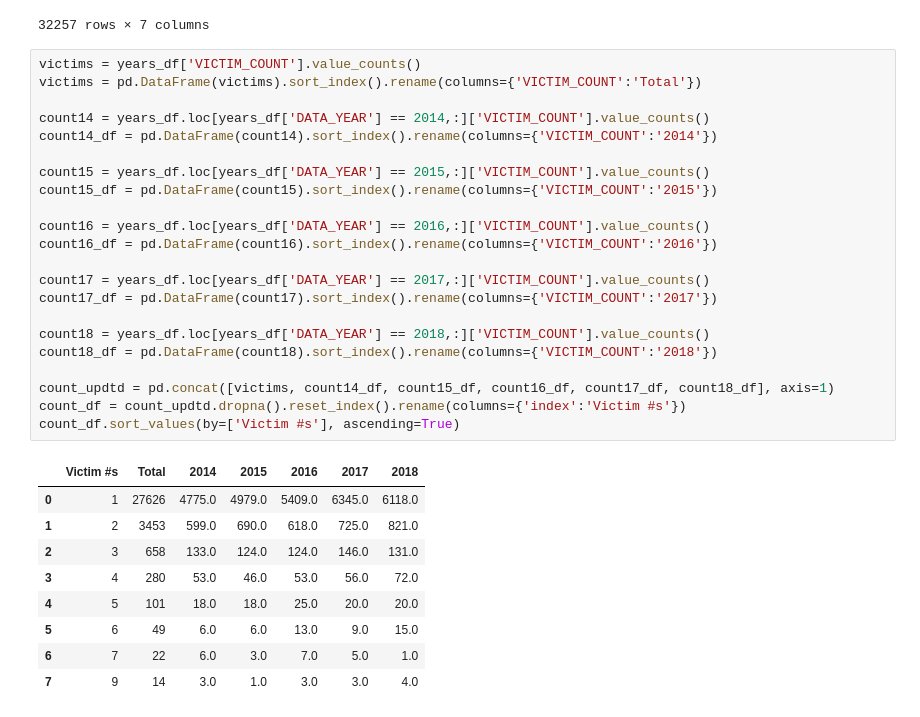
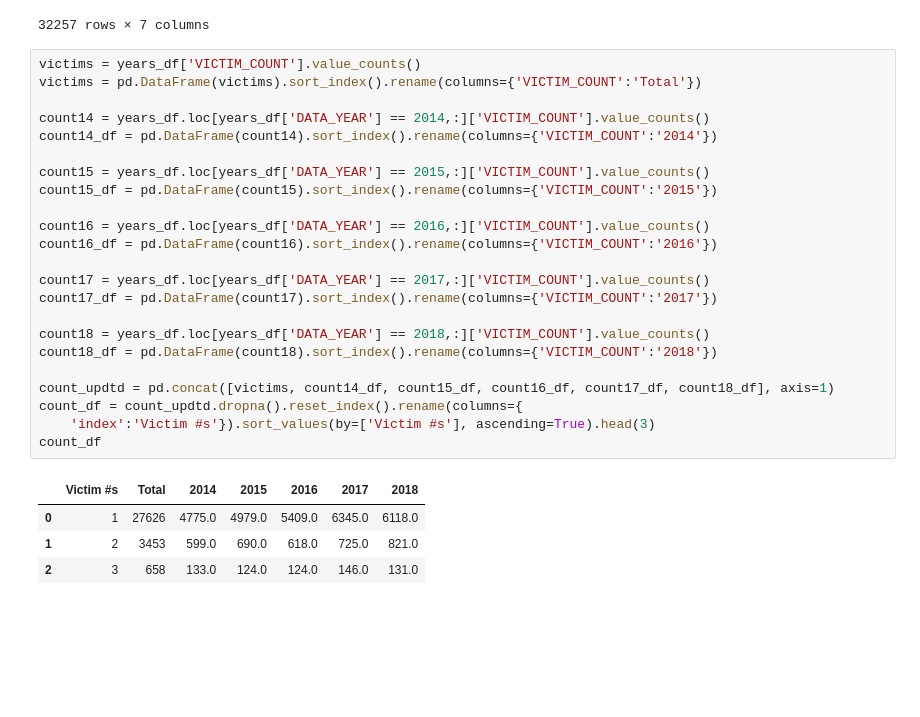
Before and after one commit to sjplaza/privateinvestigators, a Jupyter notebook: counts.ipynb, the cells around one changed output. Drawn from its saved outputs; the diff is of its cells as text; blank space fills up the shorter version.

```diff
--- a/counts.ipynb
+++ b/counts.ipynb
@@ -49,32 +49,28 @@ years_df
 # %%
 victims = years_df['VICTIM_COUNT'].value_counts()
 victims = pd.DataFrame(victims).sort_index().rename(columns={'VICTIM_COUNT':'Total'})
 
 count14 = years_df.loc[years_df['DATA_YEAR'] == 2014,:]['VICTIM_COUNT'].value_counts()
 count14_df = pd.DataFrame(count14).sort_index().rename(columns={'VICTIM_COUNT':'2014'})
 
 count15 = years_df.loc[years_df['DATA_YEAR'] == 2015,:]['VICTIM_COUNT'].value_counts()
 count15_df = pd.DataFrame(count15).sort_index().rename(columns={'VICTIM_COUNT':'2015'})
 
 count16 = years_df.loc[years_df['DATA_YEAR'] == 2016,:]['VICTIM_COUNT'].value_counts()
 count16_df = pd.DataFrame(count16).sort_index().rename(columns={'VICTIM_COUNT':'2016'})
 
 count17 = years_df.loc[years_df['DATA_YEAR'] == 2017,:]['VICTIM_COUNT'].value_counts()
 count17_df = pd.DataFrame(count17).sort_index().rename(columns={'VICTIM_COUNT':'2017'})
 
 count18 = years_df.loc[years_df['DATA_YEAR'] == 2018,:]['VICTIM_COUNT'].value_counts()
 count18_df = pd.DataFrame(count18).sort_index().rename(columns={'VICTIM_COUNT':'2018'})
 
 count_updtd = pd.concat([victims, count14_df, count15_df, count16_df, count17_df, count18_df], axis=1)
-count_df = count_updtd.dropna().reset_index().rename(columns={'index':'Victim #s'})
-count_df.sort_values(by=['Victim #s'], ascending=True)
+count_df = count_updtd.dropna().reset_index().rename(columns={
+    'index':'Victim #s'}).sort_values(by=['Victim #s'], ascending=True).head(3)
+count_df
 # %% [output]
 |  | Victim #s | Total | 2014 | 2015 | 2016 | 2017 | 2018 |
 | 0 | 1 | 27626 | 4775.0 | 4979.0 | 5409.0 | 6345.0 | 6118.0 |
 | 1 | 2 | 3453 | 599.0 | 690.0 | 618.0 | 725.0 | 821.0 |
 | 2 | 3 | 658 | 133.0 | 124.0 | 124.0 | 146.0 | 131.0 |
-| 3 | 4 | 280 | 53.0 | 46.0 | 53.0 | 56.0 | 72.0 |
-| 4 | 5 | 101 | 18.0 | 18.0 | 25.0 | 20.0 | 20.0 |
-| 5 | 6 | 49 | 6.0 | 6.0 | 13.0 | 9.0 | 15.0 |
-| 6 | 7 | 22 | 6.0 | 3.0 | 7.0 | 5.0 | 1.0 |
-| 7 | 9 | 14 | 3.0 | 1.0 | 3.0 | 3.0 | 4.0 |
```
Also changed, not shown: parts of 8 cells of this notebook, 20 other files.
